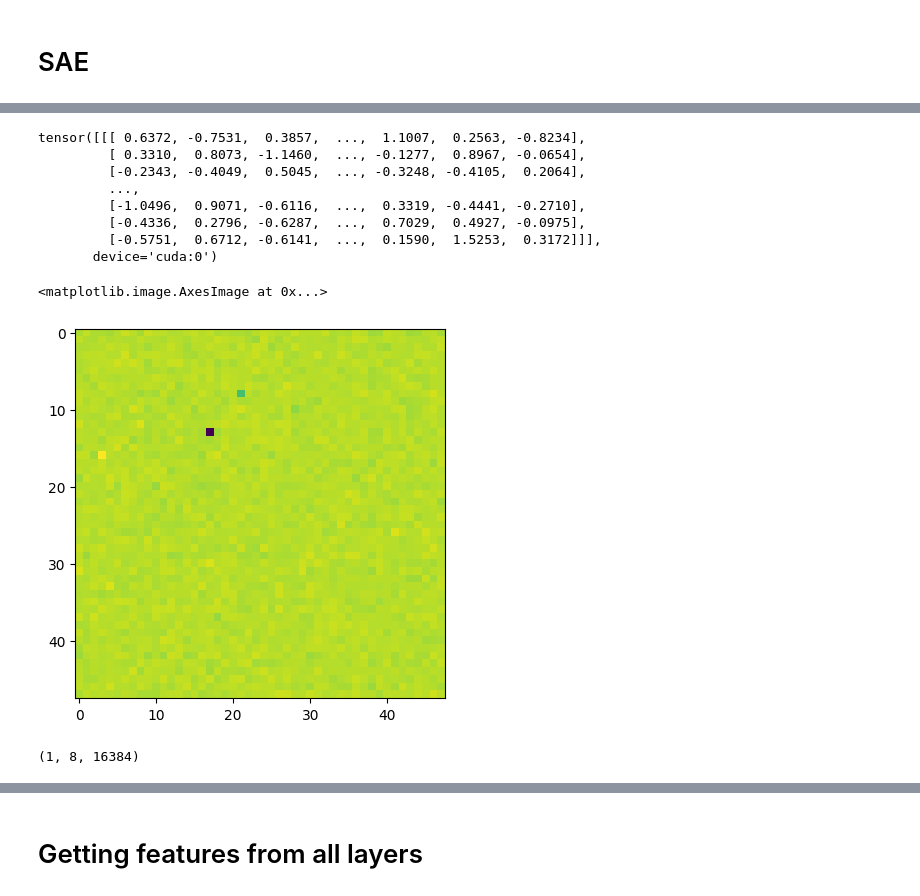
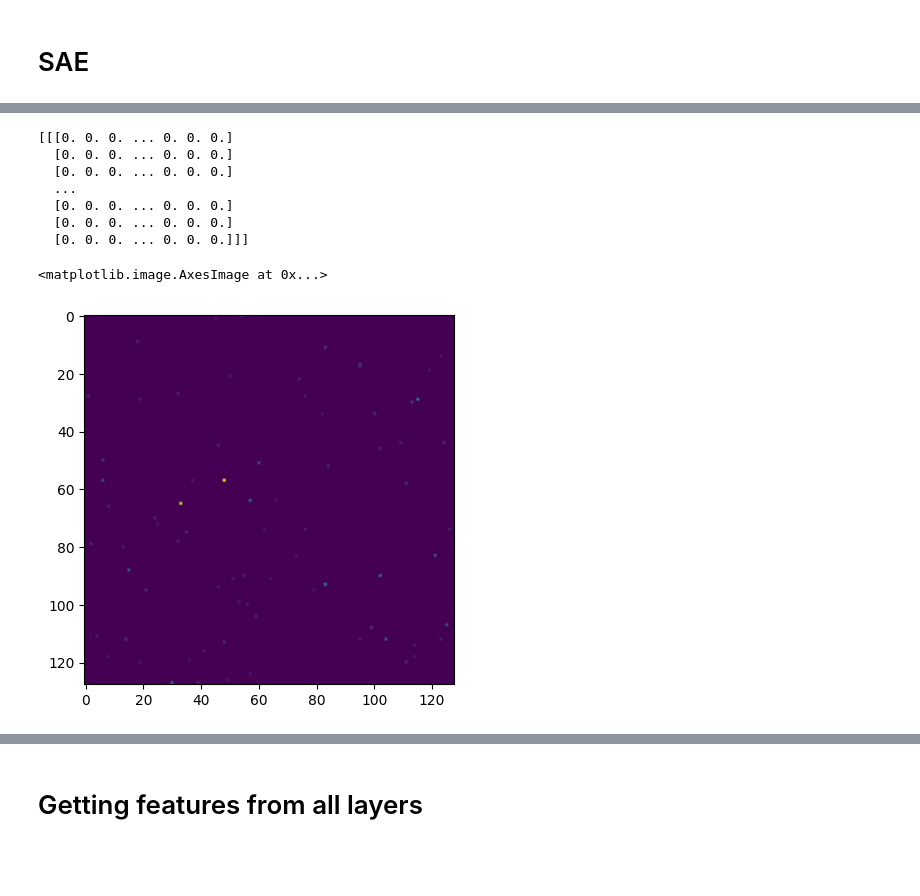
Before and after one commit to PRYtheSheep/fyp, a Jupyter notebook: gemme_test.ipynb, the cells around one changed output, grey strips where cells are left out. Drawn from its saved outputs; the diff is of its cells as text; code cells hidden in the pictures; blank space fills up the shorter version.

```diff
--- a/gemme_test.ipynb
+++ b/gemme_test.ipynb
@@ -118,3 +87,5 @@ answer = " safer"
 # %%
+prompt = "The reliability of Wikipedia is very"
+answer = "yo"
 utils.test_prompt(prompt, answer, gemma_2_2b)
 # %% [output]
@@ -179,23 +150,16 @@ plt.imshow(m[0, -1, :].detach().cpu().numpy().reshape(48,48))
 # %%
-m=cache['blocks.14.ln2_post.hook_normalized']
+m=cache['blocks.20.hook_mlp_out.hook_sae_acts_post'].detach().cpu().numpy()
 print(m)
 # %% [output]
-tensor([[[ 0.6372, -0.7531,  0.3857,  ...,  1.1007,  0.2563, -0.8234],
-         [ 0.3310,  0.8073, -1.1460,  ..., -0.1277,  0.8967, -0.0654],
-         [-0.2343, -0.4049,  0.5045,  ..., -0.3248, -0.4105,  0.2064],
-         ...,
-         [-1.0496,  0.9071, -0.6116,  ...,  0.3319, -0.4441, -0.2710],
-         [-0.4336,  0.2796, -0.6287,  ...,  0.7029,  0.4927, -0.0975],
-         [-0.5751,  0.6712, -0.6141,  ...,  0.1590,  1.5253,  0.3172]]],
-       device='cuda:0')
+[[[0. 0. 0. ... 0. 0. 0.]
+  [0. 0. 0. ... 0. 0. 0.]
+  [0. 0. 0. ... 0. 0. 0.]
+  ...
+  [0. 0. 0. ... 0. 0. 0.]
+  [0. 0. 0. ... 0. 0. 0.]
+  [0. 0. 0. ... 0. 0. 0.]]]
 # %%
-plt.imshow(m[0, -1, :].detach().cpu().numpy().reshape(48,48))
+plt.imshow(m[0, -1, :].reshape(128,128))
 # %% [output]
 <matplotlib.image.AxesImage at 0x...>
-[figure, old version]
+[figure, new version]
-# %%
-m=cache['blocks.13.hook_mlp_out.hook_sae_acts_post'].detach().cpu().numpy()
-# m=cache['blocks.20.attn.hook_z.hook_sae_acts_post']
-m.shape
-# %% [output]
-(1, 8, 16384)
```
Also changed, not shown: parts of 28 cells of this notebook, 2 other files.
